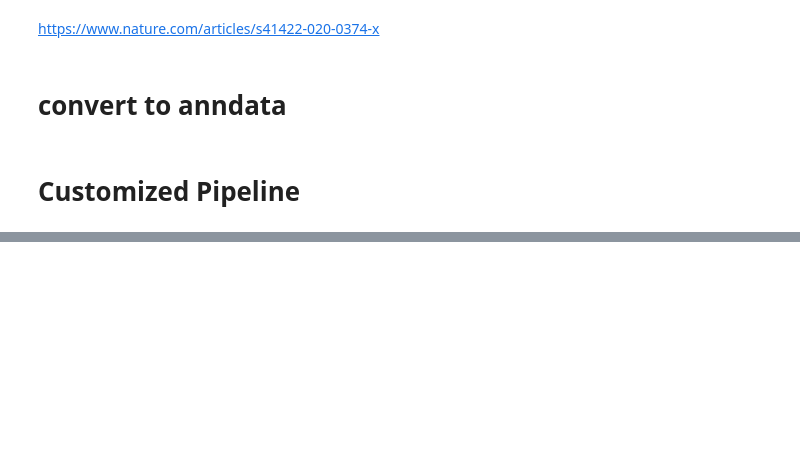
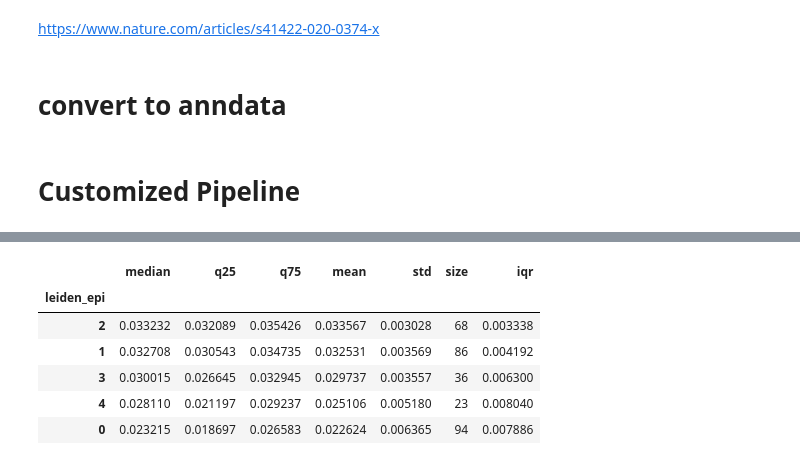
Before and after one commit to Irfanwustl/scRNA-seq-pipeline, a Jupyter notebook: examples/Chen_CellRes_2020.ipynb, the cells around one changed output, grey strips where cells are left out. Drawn from its saved outputs; the diff is of its cells as text; code cells hidden in the pictures; blank space fills up the shorter version.

```diff
--- a/examples/Chen_CellRes_2020.ipynb
+++ b/examples/Chen_CellRes_2020.ipynb
@@ -337,0 +649,2 @@ var_group_labels: chr1, chr2, chr3, etc.
+# %%
+epi = adata[adata.obs["broad_cell_type"] == "Epithelial"].copy()
@@ -337,0 +675,26 @@ var_group_labels: chr1, chr2, chr3, etc.
+# %%
+import numpy as np
+import pandas as pd
+
+#epi = [adata.obs["broad_cell_type"] == "Epithelial"].copy()
+df = epi.obs[["leiden_epi","cnv_amp"]].copy()
+
+# per-cluster spread
+summary = df.groupby("leiden_epi")["cnv_amp"].agg(
+    median="median",
+    q25=lambda x: np.quantile(x, 0.25),
+    q75=lambda x: np.quantile(x, 0.75),
+    mean="mean",
+    std="std",
+    size="size",
+)
+summary["iqr"] = summary["q75"] - summary["q25"]
+summary.sort_values("median", ascending=False)
+# %% [output]
+|  | median | q25 | q75 | mean | std | size | iqr |
+| leiden_epi |  |  |  |  |  |  |  |
+| 2 | 0.033232 | 0.032089 | 0.035426 | 0.033567 | 0.003028 | 68 | 0.003338 |
+| 1 | 0.032708 | 0.030543 | 0.034735 | 0.032531 | 0.003569 | 86 | 0.004192 |
+| 3 | 0.030015 | 0.026645 | 0.032945 | 0.029737 | 0.003557 | 36 | 0.006300 |
+| 4 | 0.028110 | 0.021197 | 0.029237 | 0.025106 | 0.005180 | 23 | 0.008040 |
+| 0 | 0.023215 | 0.018697 | 0.026583 | 0.022624 | 0.006365 | 94 | 0.007886 |
```
Also changed, not shown: parts of 16 cells of this notebook.
